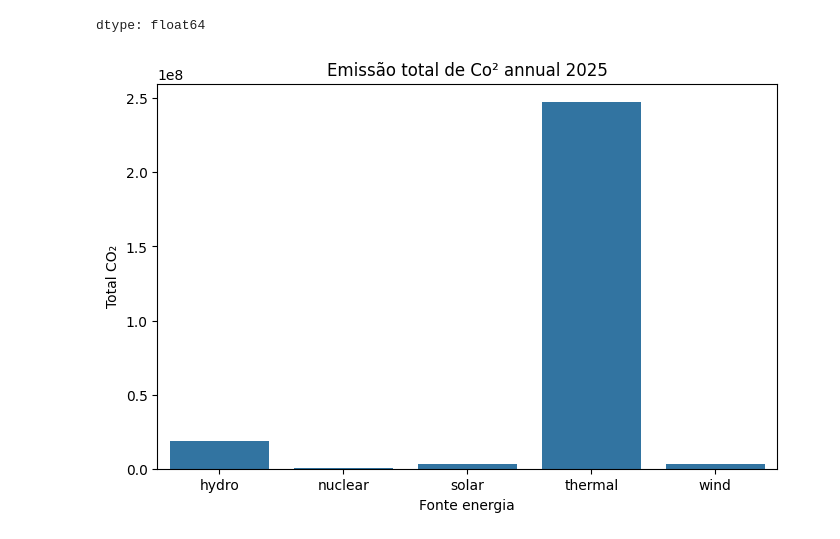
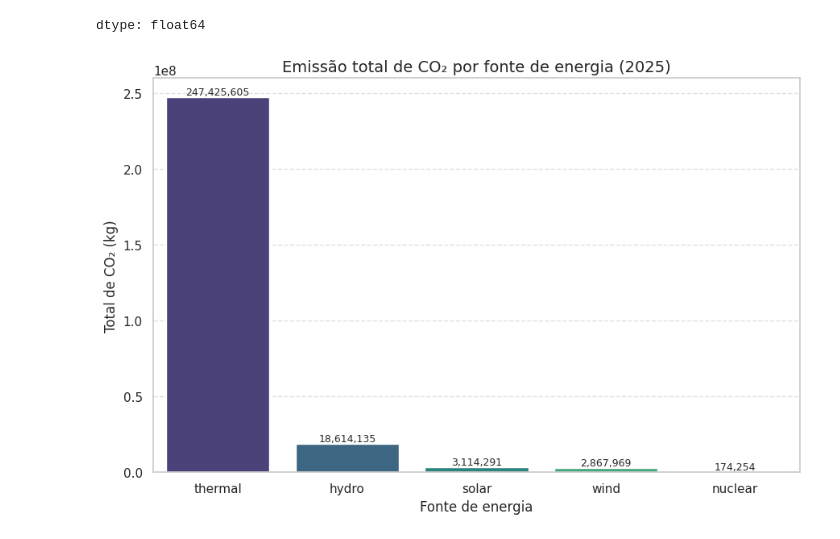
Before and after one commit to carbon-footprint-analysis/carbon-footprint-analysis, a Jupyter notebook: notebooks/CarbonFootprintAnalysis_EDA.ipynb, the cells around one changed output. Saved outputs shown, nothing was run; the diff lists cells and outputs as text; code cells hidden in the pictures.

```diff
--- a/notebooks/CarbonFootprintAnalysis_EDA.ipynb
+++ b/notebooks/CarbonFootprintAnalysis_EDA.ipynb
@@ -625,8 +774,24 @@ dtype: float64
 # %%
 season_emission = raw.groupby("season")["co2_emission"].mean().reset_index()
 
-plt.figure(figsize=(8,5))
-sns.barplot(data=season_emission, x="season", y="co2_emission")
-plt.title("Emissão média por estação")
+plt.figure(figsize=(9,6))
+
+ax = sns.barplot(
+    data=season_emission,
+    x="season",
+    y="co2_emission",
+    palette="viridis"
+)
+
+plt.title("Emissão média de CO₂ por estação do ano", fontsize=14)
+plt.xlabel("Estação")
+plt.ylabel("Emissão média de CO₂ (kg)")
+
+plt.grid(axis="y", linestyle="--", alpha=0.6)
+
+for i, v in enumerate(season_emission["co2_emission"]):
+    ax.text(i, v, f"{v:,.0f}", ha="center", va="bottom", fontsize=9)
+
+plt.tight_layout()
 plt.show()
 # %% [output]
@@ -670,21 +945,29 @@ dtype: float64
 # %%
 co2_by_source = (
     raw.groupby("energy_source")["co2_emission"]
     .sum()
     .sort_values(ascending=False)
 )
 
-plt.figure(figsize=(8,5))
+plt.figure(figsize=(9,6))
 
-sns.barplot(
+ax = sns.barplot(
     x=co2_by_source.index,
-    y=co2_by_source.values
+    y=co2_by_source.values,
+    order=co2_by_source.index,
+    palette="viridis"
 )
 
-plt.title("Emissão total de Co² annual 2025")
-plt.ylabel("Total CO₂")
-plt.xlabel("Fonte energia")
+plt.title("Emissão total de CO₂ por fonte de energia (2025)", fontsize=14)
+plt.xlabel("Fonte de energia")
+plt.ylabel("Total de CO₂ (kg)")
 
+plt.grid(axis="y", linestyle="--", alpha=0.6)
+
+for i, v in enumerate(co2_by_source.values):
+    ax.text(i, v, f"{v:,.0f}", ha="center", va="bottom", fontsize=9)
+
+plt.tight_layout()
 plt.show()
 # %% [output]
-[figure, old version]
+[figure, new version]
```
Also changed, not shown: parts of 19 cells of this notebook.
